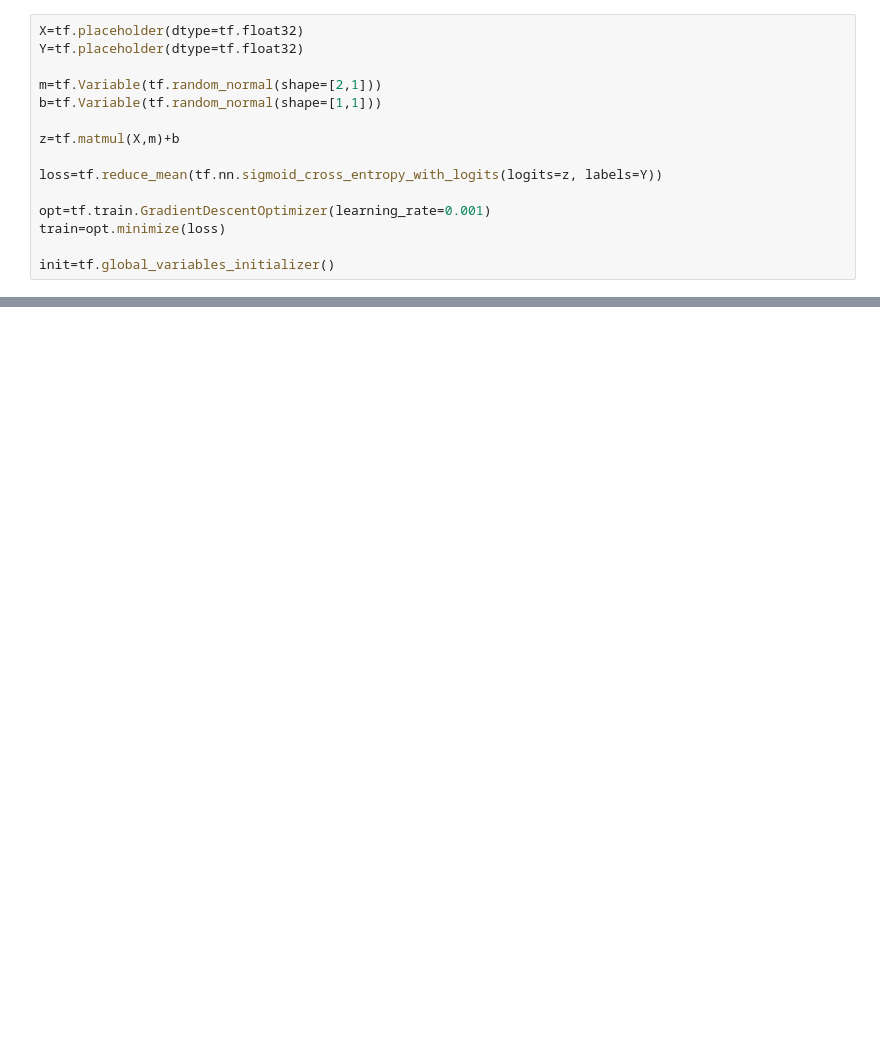
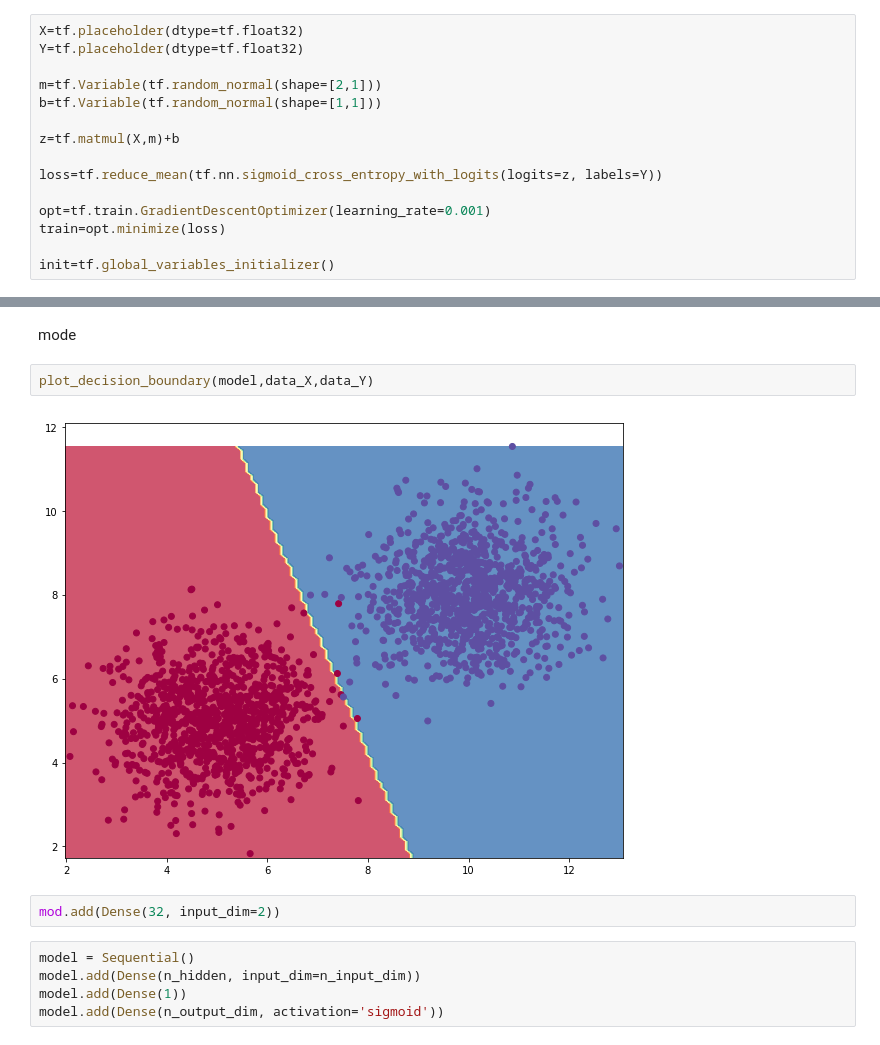
Before and after one commit to Sammadan/Tf_init, a Jupyter notebook: logistic.ipynb, the cells around one changed output, grey strips where cells are left out. Drawn from its saved outputs; the diff is of its cells as text; blank space fills up the shorter version.

```diff
--- a/logistic.ipynb
+++ b/logistic.ipynb
@@ -81,0 +88,13 @@ plt.scatter(class2[:,0],class1[:,1])
+# %% [markdown]
+mode
+# %%
+plot_decision_boundary(model,data_X,data_Y)
+# %% [output]
+[figure, added]
+# %%
+mod.add(Dense(32, input_dim=2))
+# %%
+model = Sequential()
+model.add(Dense(n_hidden, input_dim=n_input_dim))
+model.add(Dense(1))
+model.add(Dense(n_output_dim, activation='sigmoid'))
```
Also changed, not shown: parts of 24 cells of this notebook, 1 other file.
